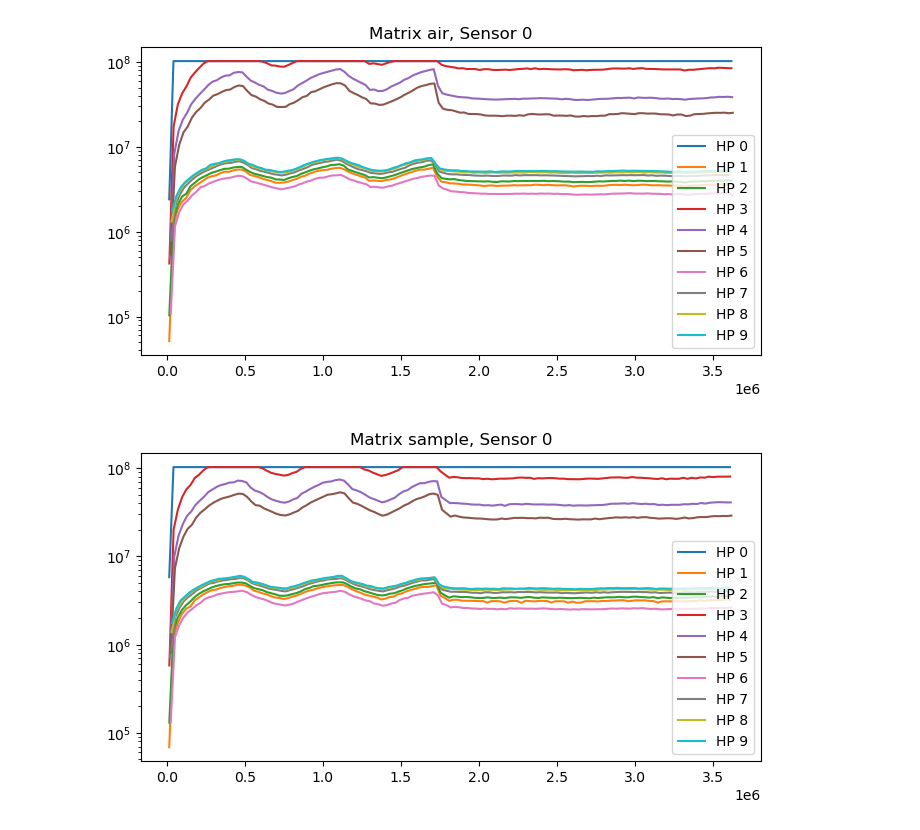
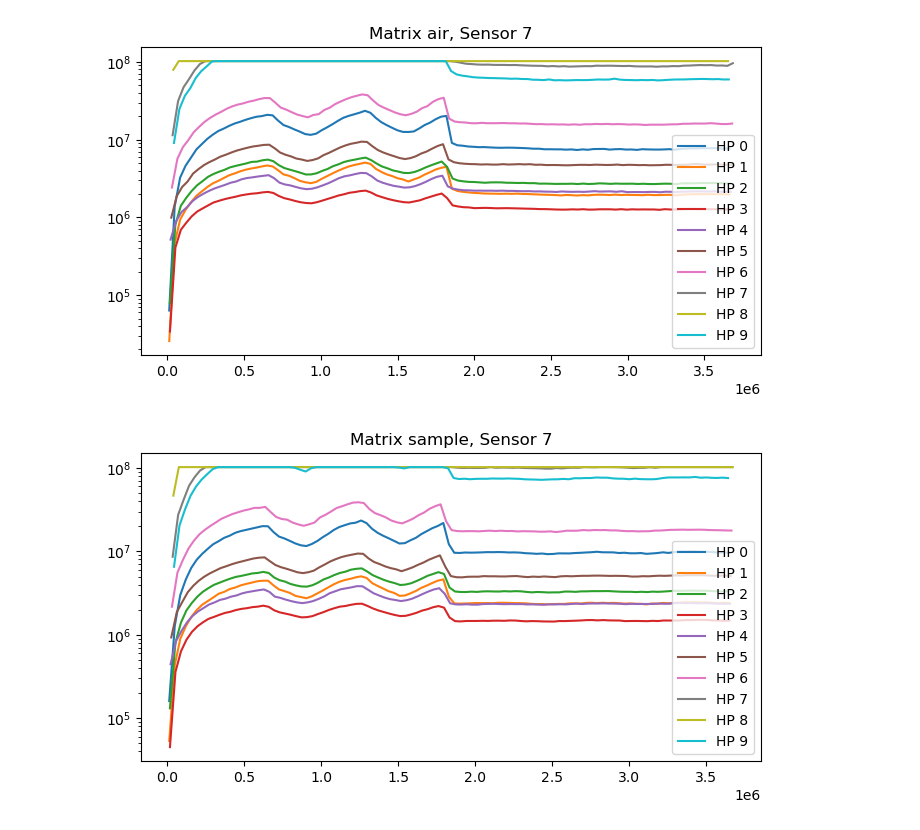
Before and after one commit to ihpar/chicken, a Jupyter notebook: raw_data_reader.ipynb, the cells around one changed output. Drawn from its saved outputs; the diff is of its cells as text; code cells hidden in the pictures.

```diff
--- a/raw_data_reader.ipynb
+++ b/raw_data_reader.ipynb
@@ -61,10 +61,10 @@ def plot_sensor(matrix, sensor_idx, sensor_data):
     plt.legend()
     plt.show()
 # %%
-plot_sensor("air", 0, sensor_data)
+plot_sensor("air", 7, sensor_data)
 # %% [output]
-[figure, old version]
+[figure, new version]
 # %%
-plot_sensor("sample", 0, sensor_data)
+plot_sensor("sample", 7, sensor_data)
 # %% [output]
-[figure, old version]
+[figure, new version]
```
Also changed, not shown: parts of 1 cell of this notebook, 6 other files.
